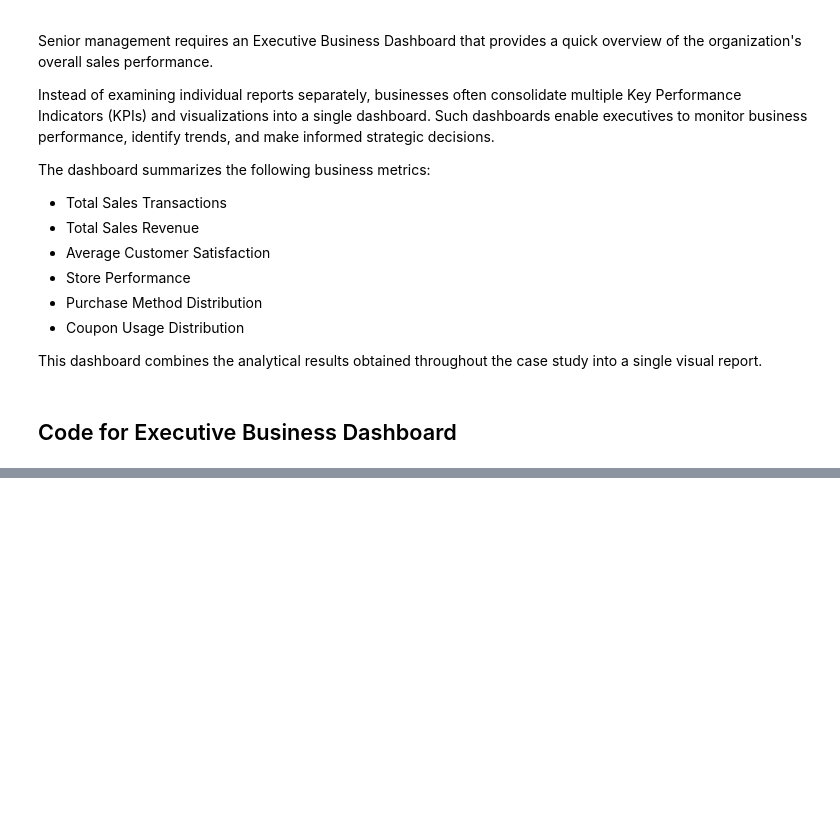
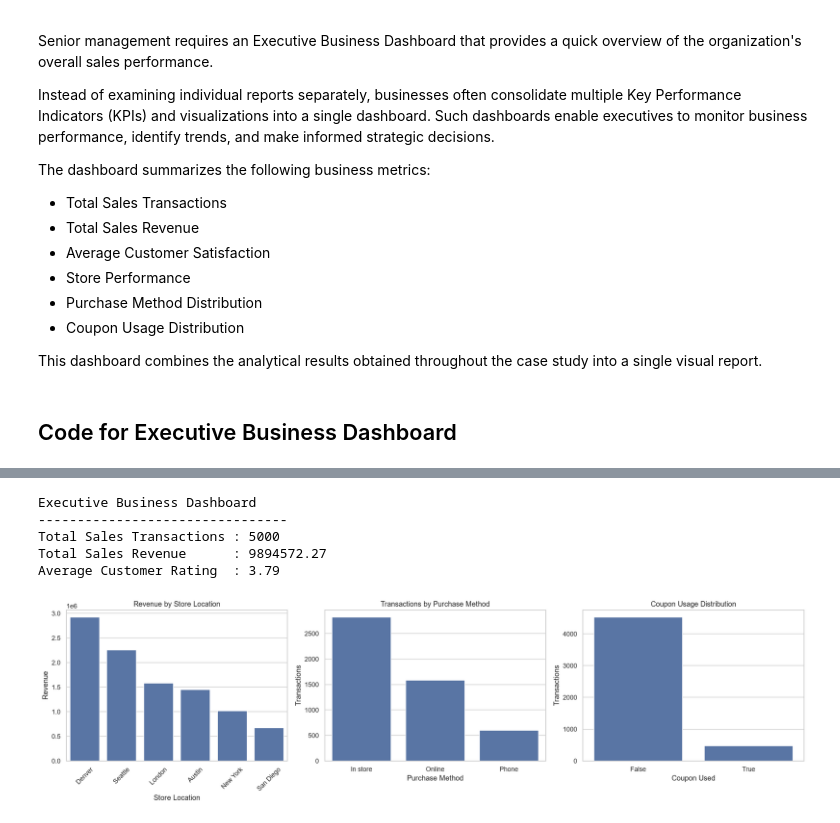
Before and after one commit to thanuja-reddi/MongoDB_EDA_Case_Study, a Jupyter notebook: notebooks/homework_casestudy_questions.ipynb, the cells around one changed output, grey strips where cells are left out. Cells and saved outputs as stored; diff of their text form; code cells hidden in the pictures; blank space fills up the shorter version.

Commit message:
Completed Q20: Executive business dashboard

```diff
--- a/notebooks/homework_casestudy_questions.ipynb
+++ b/notebooks/homework_casestudy_questions.ipynb
@@ -1702,0 +1778,64 @@ This dashboard combines the analytical results obtained throughout the case stud
+# %%
+print("Executive Business Dashboard")
+print("--------------------------------")
+
+print("Total Sales Transactions :", total_transactions)
+
+print("Total Sales Revenue      :", round(total_revenue, 2))
+
+print("Average Customer Rating  :", round(average_rating, 2))
+# %% [output]
+Executive Business Dashboard
+--------------------------------
+Total Sales Transactions : 5000
+Total Sales Revenue      : 9894572.27
+Average Customer Rating  : 3.79
+# %%
+fig, axes = plt.subplots(1, 3, figsize=(18, 5))
+
+
+# 1. Store Performance
+sns.barplot(
+    data=store_revenue,
+    x="_id",
+    y="total_revenue",
+    ax=axes[0]
+)
+
+axes[0].set_title("Revenue by Store Location")
+axes[0].set_xlabel("Store Location")
+axes[0].set_ylabel("Revenue")
+axes[0].tick_params(axis="x", rotation=45)
+
+
+# 2. Purchase Method Distribution
+sns.barplot(
+    data=purchase_transactions,
+    x="_id",
+    y="transactions",
+    ax=axes[1]
+)
+
+axes[1].set_title("Transactions by Purchase Method")
+axes[1].set_xlabel("Purchase Method")
+axes[1].set_ylabel("Transactions")
+
+
+# 3. Coupon Usage Distribution
+sns.barplot(
+    data=coupon_summary,
+    x="_id",
+    y="transactions",
+    ax=axes[2]
+)
+
+axes[2].set_title("Coupon Usage Distribution")
+axes[2].set_xlabel("Coupon Used")
+axes[2].set_ylabel("Transactions")
+
+
+plt.tight_layout()
+
+plt.show()
+# %% [output]
+[figure, added]
```
Also changed, not shown: parts of 3 cells of this notebook.
